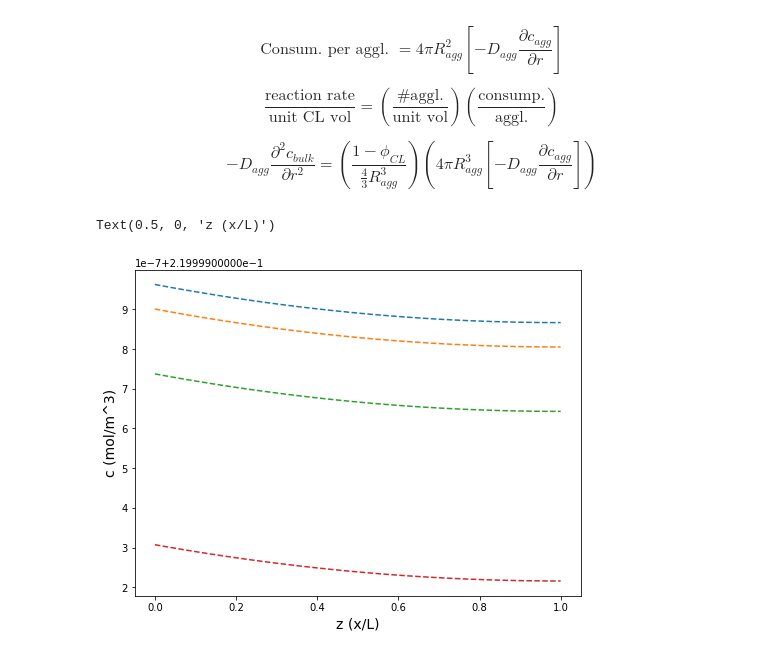
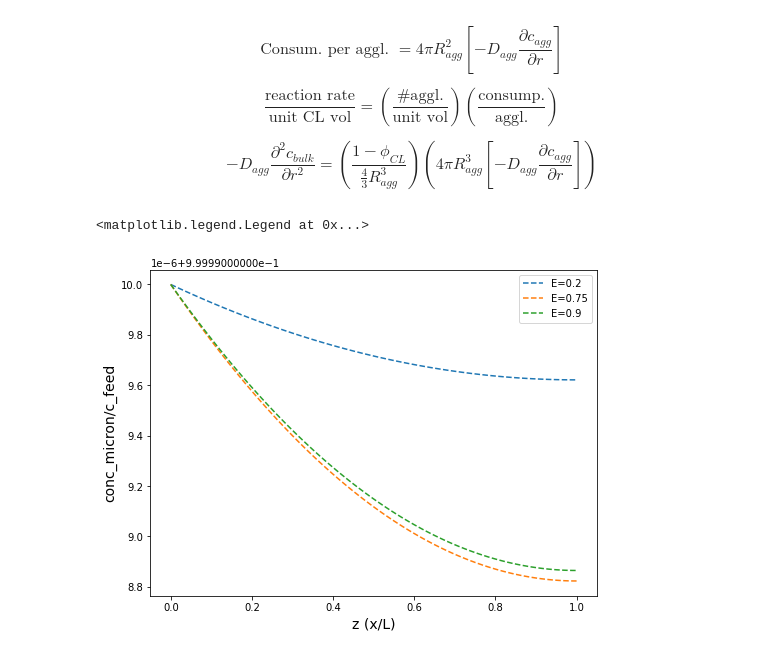
Before and after one commit to tinypersimmon/lbnl, a Jupyter notebook: transport_model.ipynb, the cells around one changed output. Drawn from its saved outputs; the diff is of its cells as text; code cells hidden in the pictures.

```diff
--- a/transport_model.ipynb
+++ b/transport_model.ipynb
@@ -207,7 +211,7 @@ def constants(applied_potential, x_cl):
     rt_p = np.sqrt(abs(p))
     k1 = 1/(1+np.exp(-2*rt_p*L))
     conc_micron = combined_micron_scale(x_cl, k1, rt_p)
-    c_film_0 = S*conc_micron / (R_sph/R_a * omega - omega + 1)
+    c_film_0 = conc_micron / (R_sph/R_a * omega - omega + 1)
     return [theta, phi, omega, rt_p, k1, conc_micron, c_film_0]
 
 ## permeation from johnny's paper
@@ -224,7 +228,7 @@ def c_agg(zed):
 
 ## concentration in film
 def c_film(zed):
-    return S*conc_bulk + omega*c_film_0*(1-1/zed)
+    return conc_bulk + omega*c_film_0*(1-1/zed)
 # %%
 plt.figure(figsize=(7,7))
 
@@ -233,7 +237,7 @@ plt.figure(figsize=(7,7))
 # changing del_f, R_a, void_factor
 
 # change c_f_surf to reflect L -> micron scale concentration from other plots
-c_f_surf = S*constants(0.9, x_cl=0)[5] # 1e-7 mol/cm^3, yoon
+c_f_surf = constants(0.9, x_cl=0)[5] # 1e-7 mol/cm^3, yoon
 zed_i = np.arange(0.05e-8, R_a, 0.05e-8) / R_sph
 zed_o = np.arange(R_a, R_sph+0.1*del_f, 0.1*del_f) / R_sph
 
@@ -412,23 +416,23 @@ $$ -D_{agg} \frac{\partial^2 c_{bulk}}{\partial r^2} = \left( \frac{1-\phi_{CL}}
 # %%
 # D_CL: https://escholarship.org/content/qt7kr960nf/qt7kr960nf.pdf
 # De: https://sci-hub.se/10.1016/j.ijhydene.2018.07.035
 # D_H2mix = 4.9e-5 for r_pore ~ 200nm
 
 j = 0
-E_comb = [0.2, .75, .9, 1.0]
+E_comb = [0.2, .75, .9]
 L_comb = 50e-6
 x_comb = np.arange(0, L+0.5e-6, 0.5e-6)
 
 fig = plt.figure(figsize=(8,6))
 for i in range(len(E_comb)):
     arr_c_micron = []
-    [theta, phi, omega, rt_p, k1, conc_micron, c_film_0] = constants(E[i], x_comb)
-    # plt.plot(x/L, conc_micron/c_feed, label='E='+str(E[i]), linestyle='--')
-    plt.plot(x/L, c_film_0/c_feed, label='E='+str(E[i]), linestyle='--')
+    [theta, phi, omega, rt_p, k1, conc_micron, c_film_0] = constants(E_comb[i], x_comb)
+    # plt.plot(x/L, conc_micron/c_feed, label='E='+str(E[i]))
+    plt.plot(x/L, conc_micron/c_feed, label='E='+str(E_comb[i]), linestyle='--')
 
-plt.ylabel('c (mol/m^3)', fontsize='14')
+plt.ylabel('conc_micron/c_feed', fontsize='14')
 plt.xlabel('z (x/L)', fontsize='14')
-#plt.legend()
+plt.legend()
 # %% [output]
-Text(0.5, 0, 'z (x/L)')
+<matplotlib.legend.Legend at 0x...>
-[figure, old version]
+[figure, new version]
```
Also changed, not shown: parts of 2 cells of this notebook.
